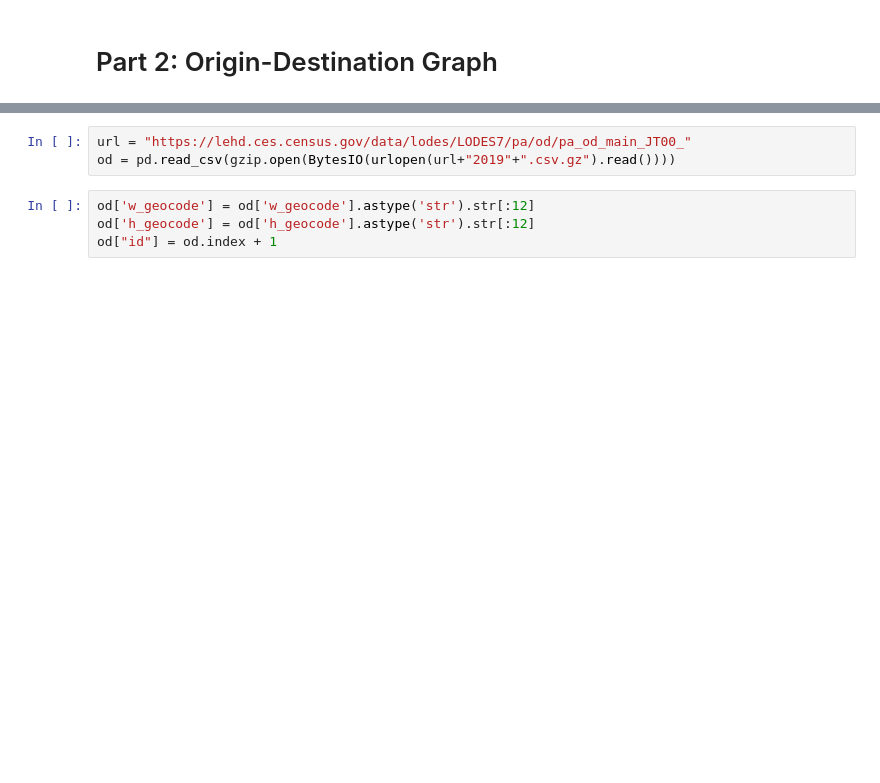
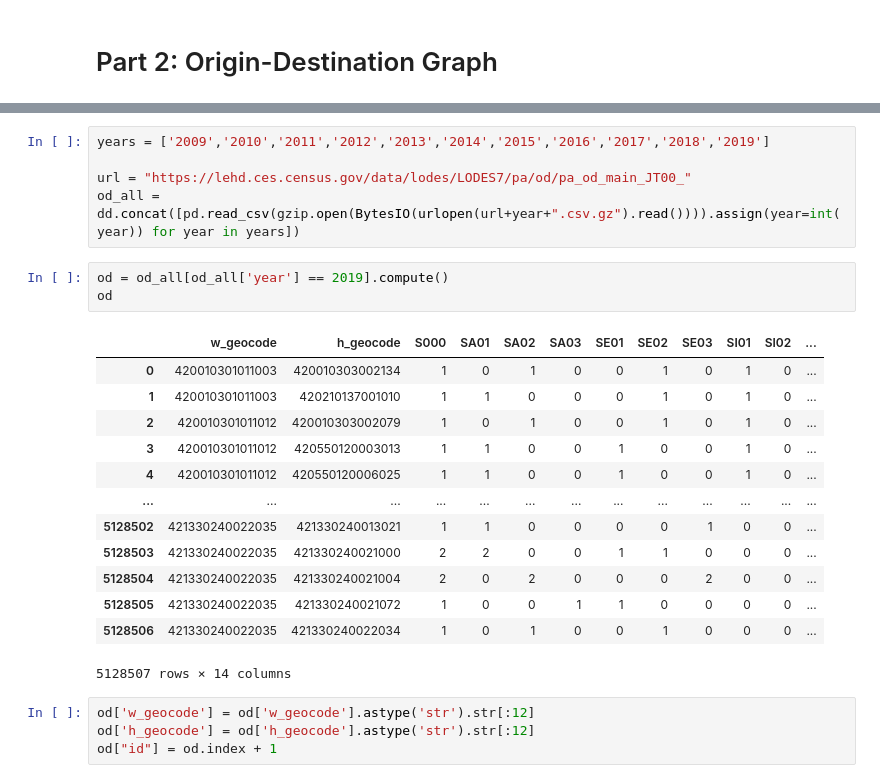
Before and after one commit to bensh3/musa-550-final-she-yao, a Jupyter notebook: 3_origdest_flow.ipynb, the cells around one changed output, grey strips where cells are left out. Drawn from its saved outputs; the diff is of its cells as text; blank space fills up the shorter version.

```diff
--- a/3_origdest_flow.ipynb
+++ b/3_origdest_flow.ipynb
@@ -19,8 +23,27 @@ from urllib.request import urlopen
 [interactive output not drawn]
 [interactive output not drawn]
 # %%
+years = ['2009','2010','2011','2012','2013','2014','2015','2016','2017','2018','2019']
+
 url = "https://lehd.ces.census.gov/data/lodes/LODES7/pa/od/pa_od_main_JT00_"
-od = pd.read_csv(gzip.open(BytesIO(urlopen(url+"2019"+".csv.gz").read())))
+od_all = dd.concat([pd.read_csv(gzip.open(BytesIO(urlopen(url+year+".csv.gz").read()))).assign(year=int(year)) for year in years])
+# %%
+od = od_all[od_all['year'] == 2019].compute()
+od
+# %% [output]
+|  | w_geocode | h_geocode | S000 | SA01 | SA02 | SA03 | SE01 | SE02 | SE03 | SI01 | SI02 | ... |
+| 0 | 420010301011003 | 420010303002134 | 1 | 0 | 1 | 0 | 0 | 1 | 0 | 1 | 0 | ... |
+| 1 | 420010301011003 | 420210137001010 | 1 | 1 | 0 | 0 | 0 | 1 | 0 | 1 | 0 | ... |
+| 2 | 420010301011012 | 420010303002079 | 1 | 0 | 1 | 0 | 0 | 1 | 0 | 1 | 0 | ... |
+| 3 | 420010301011012 | 420550120003013 | 1 | 1 | 0 | 0 | 1 | 0 | 0 | 1 | 0 | ... |
+| 4 | 420010301011012 | 420550120006025 | 1 | 1 | 0 | 0 | 1 | 0 | 0 | 1 | 0 | ... |
+| ... | ... | ... | ... | ... | ... | ... | ... | ... | ... | ... | ... | ... |
+| 5128502 | 421330240022035 | 421330240013021 | 1 | 1 | 0 | 0 | 0 | 0 | 1 | 0 | 0 | ... |
+| 5128503 | 421330240022035 | 421330240021000 | 2 | 2 | 0 | 0 | 1 | 1 | 0 | 0 | 0 | ... |
+| 5128504 | 421330240022035 | 421330240021004 | 2 | 0 | 2 | 0 | 0 | 0 | 2 | 0 | 0 | ... |
+| 5128505 | 421330240022035 | 421330240021072 | 1 | 0 | 0 | 1 | 1 | 0 | 0 | 0 | 0 | ... |
+| 5128506 | 421330240022035 | 421330240022034 | 1 | 0 | 1 | 0 | 0 | 1 | 0 | 0 | 0 | ... |
+5128507 rows × 14 columns
 # %%
 od['w_geocode'] = od['w_geocode'].astype('str').str[:12]
 od['h_geocode'] = od['h_geocode'].astype('str').str[:12]
```
Also changed, not shown: parts of 16 cells of this notebook, 4 other files.
